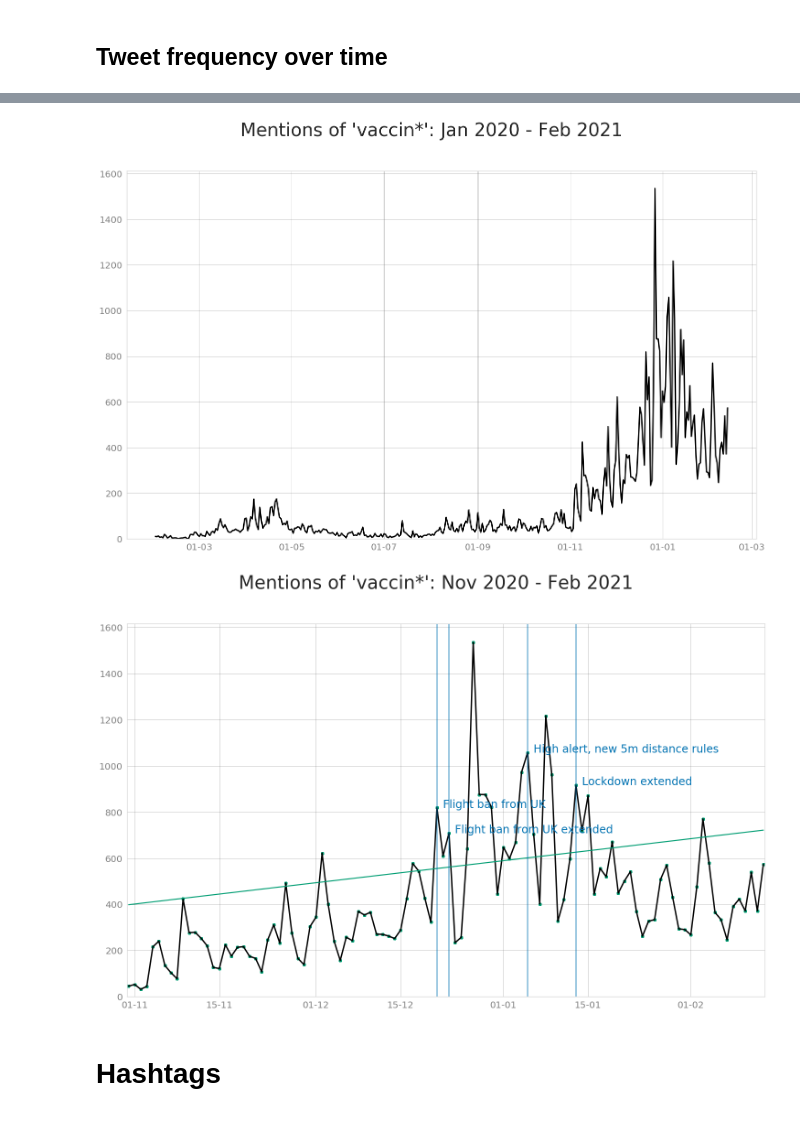
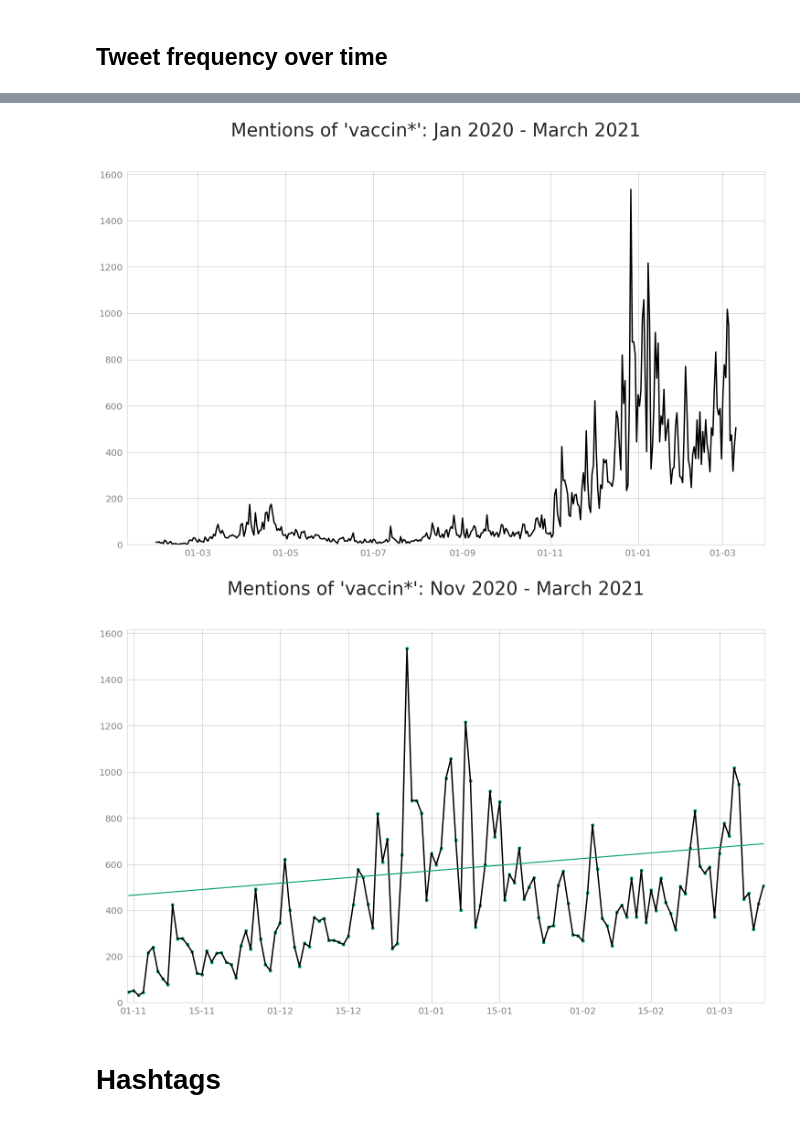
Before and after one commit to centre-for-humanities-computing/hope-vaccines-twitter, a Jupyter notebook: explore_and_visualize.ipynb, the cells around one changed output, grey strips where cells are left out. Cells and saved outputs as stored; diff of their text form; code cells hidden in the pictures.

Commit message:
updates with latest March data

```diff
--- a/explore_and_visualize.ipynb
+++ b/explore_and_visualize.ipynb
@@ -90,7 +90,7 @@ date_form = mdates.DateFormatter("%d-%m")
 ax1.xaxis.set_major_formatter(date_form)
 
 ax1.set(ylim=(0, None))
-fig.suptitle("Mentions of 'vaccin*': Jan 2020 - Feb 2021", size = "40")
+fig.suptitle("Mentions of 'vaccin*': Jan 2020 - March 2021", size = "40")
 #ax1.set_title('Level 1', fontsize=30)
 
 #ax1.legend_.remove()
@@ -100,11 +100,11 @@ fig.savefig(plot_name)
 
 fig.show()
 # %% [output]
-[figure, old version]
+[figure, new version]
 # %%
-# Now from 1.11 - January
+# Now from 1.11 - March
 freq_df["date"] = pd.to_datetime(df["date"])#, utc=True).dt.strftime('%Y-%m-%d')
-mask = (freq_df['date'] > '2020-10-30') & (freq_df['date'] <= '2021-02-22')
+mask = (freq_df['date'] > '2020-10-30') & (freq_df['date'] <= '2021-04-01')
 freq_df = freq_df.loc[mask]
 # %%
 matplotlib.rc('ytick', labelsize=20)
@@ -130,55 +130,55 @@ ax1 = sns.regplot(
     ci=False
     #y_jitter=.5
 )
 
 
 ax1.set(xlabel="", ylabel = "")
 ax1.xaxis.get_label().set_fontsize(40)
 ax1.yaxis.get_label().set_fontsize(40)
 
 ax1.grid(color='grey', linestyle='-', linewidth=0.5, which= "both")
 
-plt.axvline(dt.datetime(2020, 12, 21), color=palette[5])
-plt.text(x = dt.datetime(2020, 12, 22), # x-coordinate position of data label, adjusted to be 3 right of the data point
- y = freq_df[freq_df["date"] == "2020-12-21"]["nr_of_tweets"].reset_index(drop=True)[0], # y-coordinate position of data label, to take max height
- s = 'Flight ban from UK', # data label
- color = palette[5])
+#plt.axvline(dt.datetime(2020, 12, 21), color=palette[5])
+#plt.text(x = dt.datetime(2020, 12, 22), # x-coordinate position of data label, adjusted to be 3 right of the data point
+# y = freq_df[freq_df["date"] == "2020-12-21"]["nr_of_tweets"].reset_index(drop=True)[0], # y-coordinate position of data label, to take max height
+# s = 'Flight ban from UK', # data label
+# color = palette[5])
 
-plt.axvline(dt.datetime(2020, 12, 23), color=palette[5])
-plt.text(x = dt.datetime(2020, 12, 24), # x-coordinate position of data label, adjusted to be 3 right of the data point
- y = freq_df[freq_df["date"] == "2020-12-23"]["nr_of_tweets"].reset_index(drop=True)[0], # y-coordinate position of data label, to take max height
- s = 'Flight ban from UK extended', # data label
- color = palette[5])
+#plt.axvline(dt.datetime(2020, 12, 23), color=palette[5])
+#plt.text(x = dt.datetime(2020, 12, 24), # x-coordinate position of data label, adjusted to be 3 right of the data point
+# y = freq_df[freq_df["date"] == "2020-12-23"]["nr_of_tweets"].reset_index(drop=True)[0], # y-coordinate position of data label, to take max height
+## s = 'Flight ban from UK extended', # data label
+# color = palette[5])
 
-plt.axvline(dt.datetime(2021, 1, 5), color=palette[5])
-plt.text(x = dt.datetime(2021, 1, 6), # x-coordinate position of data label, adjusted to be 3 right of the data point
- y = freq_df[freq_df["date"] == "2021-01-05"]["nr_of_tweets"].reset_index(drop=True)[0], # y-coordinate position of data label, to take max height
- s = 'High alert, new 5m distance rules', # data label
- color = palette[5])
+#plt.axvline(dt.datetime(2021, 1, 5), color=palette[5])
+#plt.text(x = dt.datetime(2021, 1, 6), # x-coordinate position of data label, adjusted to be 3 right of the data point
+# y = freq_df[freq_df["date"] == "2021-01-05"]["nr_of_tweets"].reset_index(drop=True)[0], # y-coordinate position of data label, to take max height
+# s = 'High alert, new 5m distance rules', # data label
+# color = palette[5])
 
-plt.axvline(dt.datetime(2021, 1, 13), color=palette[5])
-plt.text(x = dt.datetime(2021, 1, 14), # x-coordinate position of data label, adjusted to be 3 right of the data point
- y = freq_df[freq_df["date"] == "2021-01-13"]["nr_of_tweets"].reset_index(drop=True)[0], # y-coordinate position of data label, to take max height
- s = 'Lockdown extended', # data label
- color = palette[5])
+#plt.axvline(dt.datetime(2021, 1, 13), color=palette[5])
+#plt.text(x = dt.datetime(2021, 1, 14), # x-coordinate position of data label, adjusted to be 3 right of the data point
+# y = freq_df[freq_df["date"] == "2021-01-13"]["nr_of_tweets"].reset_index(drop=True)[0], # y-coordinate position of data label, to take max height
+# s = 'Lockdown extended', # data label
+# color = palette[5])
 
 # Define the date format
 ax1.xaxis_date()
 date_form = mdates.DateFormatter("%d-%m")
 ax1.xaxis.set_major_formatter(date_form)
 
 ax1.set(ylim=(0, None))
-fig.suptitle("Mentions of 'vaccin*': Nov 2020 - Feb 2021", size = "40")
+fig.suptitle("Mentions of 'vaccin*': Nov 2020 - March 2021", size = "40")
 #ax1.set_title('Level 1', fontsize=30)
 
 #ax1.legend_.remove()
 
 plot_name = "fig/all_vaccin_mentions_winter.png"
 fig.savefig(plot_name)
 
 fig.show()
 # %% [output]
-[figure, old version]
+[figure, new version]
 # %% [markdown]
 # Hashtags
 # %%
```
Also changed, not shown: parts of 18 cells of this notebook, 9 other files.
